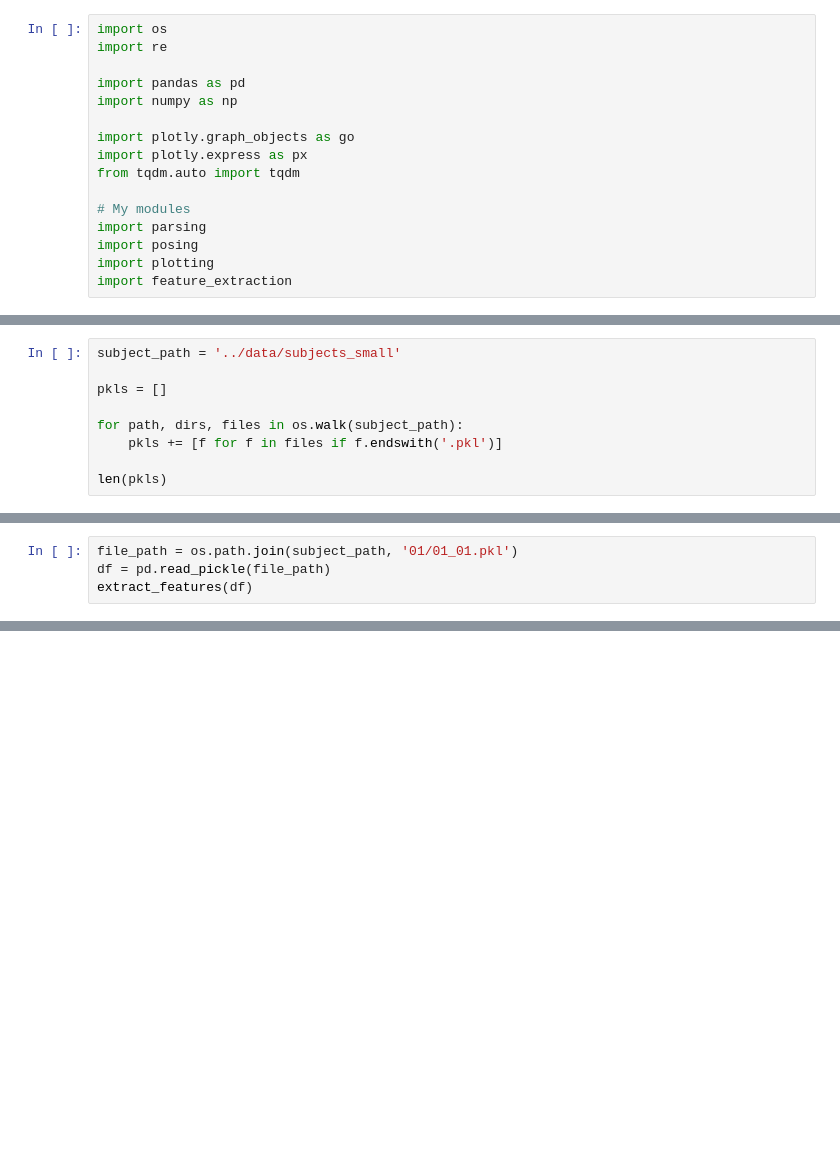
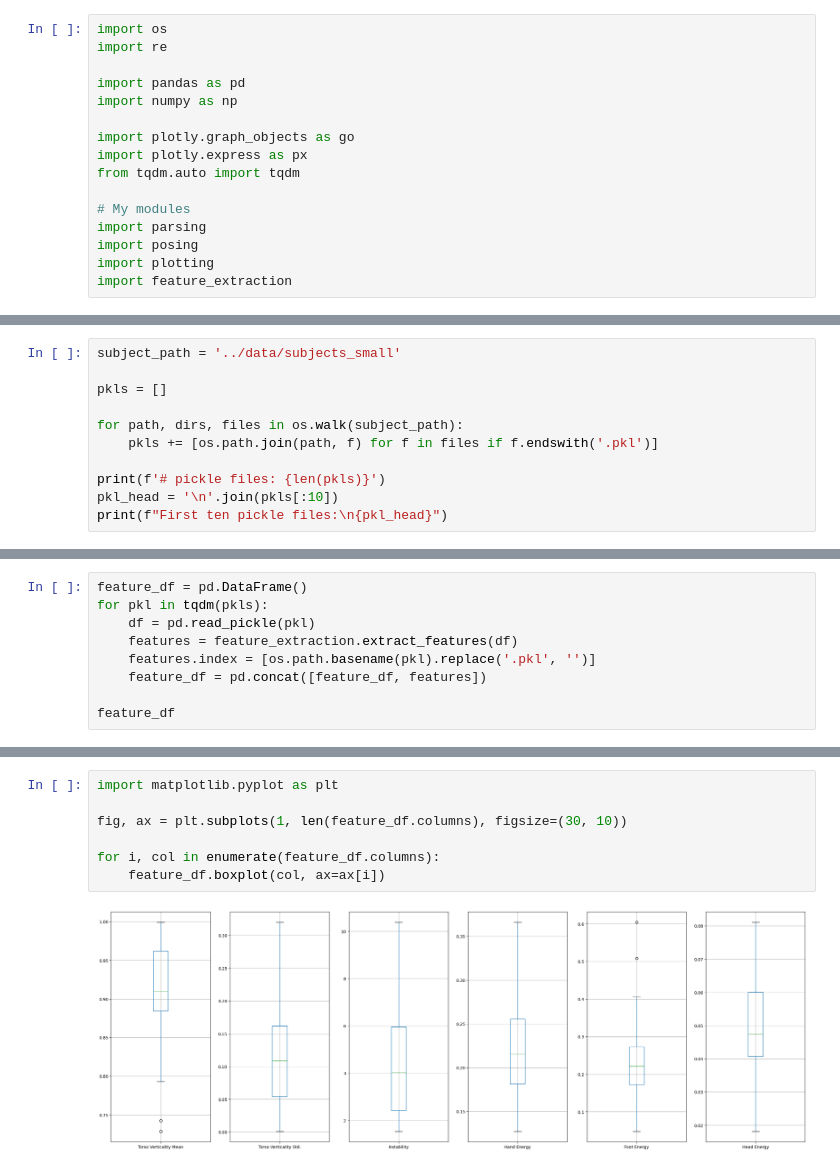
Before and after one commit to DATA-606-SUMMER-2023/shawn_data606, a Jupyter notebook: src/workflow.ipynb, the cells around one changed output, grey strips where cells are left out. Cells and saved outputs as stored; diff of their text form; blank space fills up the shorter version.

Commit message:
Fix instability scale, update workflow with plots

```diff
--- a/src/workflow.ipynb
+++ b/src/workflow.ipynb
@@ -20,7 +26,9 @@ subject_path = '../data/subjects_small'
 pkls = []
 
 for path, dirs, files in os.walk(subject_path):
-    pkls += [f for f in files if f.endswith('.pkl')]
+    pkls += [os.path.join(path, f) for f in files if f.endswith('.pkl')]
 
-len(pkls)
+print(f'# pickle files: {len(pkls)}')
+pkl_head = '\n'.join(pkls[:10])
+print(f"First ten pickle files:\n{pkl_head}")
 # %% [output]
@@ -40,4 +46,0 @@ def extract_features(animation_df):
-# %%
-file_path = os.path.join(subject_path, '01/01_01.pkl')
-df = pd.read_pickle(file_path)
-extract_features(df)
@@ -46,0 +47,9 @@ extract_features(df)
+# %%
+feature_df = pd.DataFrame()
+for pkl in tqdm(pkls):
+    df = pd.read_pickle(pkl)
+    features = feature_extraction.extract_features(df)
+    features.index = [os.path.basename(pkl).replace('.pkl', '')]
+    feature_df = pd.concat([feature_df, features])
+
+feature_df
@@ -46,0 +74,9 @@ extract_features(df)
+# %%
+import matplotlib.pyplot as plt
+
+fig, ax = plt.subplots(1, len(feature_df.columns), figsize=(30, 10))
+
+for i, col in enumerate(feature_df.columns):
+    feature_df.boxplot(col, ax=ax[i])
+# %% [output]
+[figure, added]
```
Also changed, not shown: parts of 13 cells of this notebook, 1 other file.
